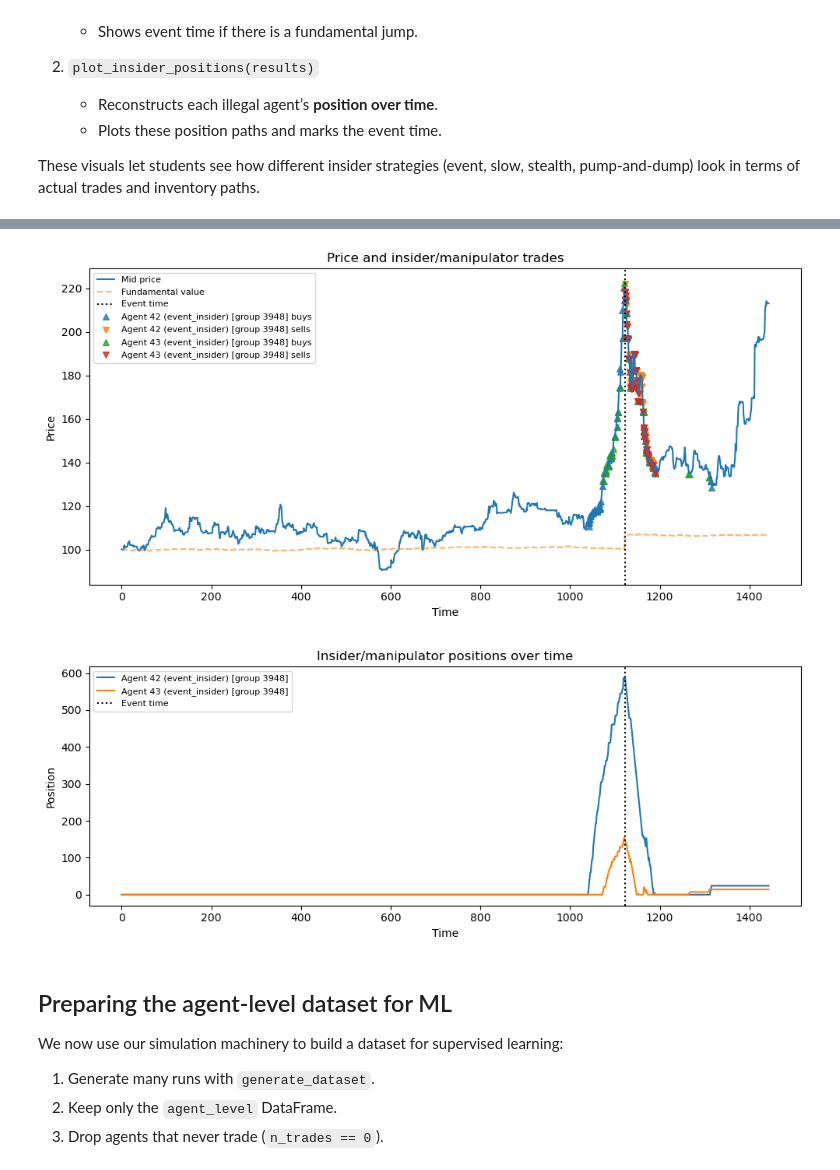
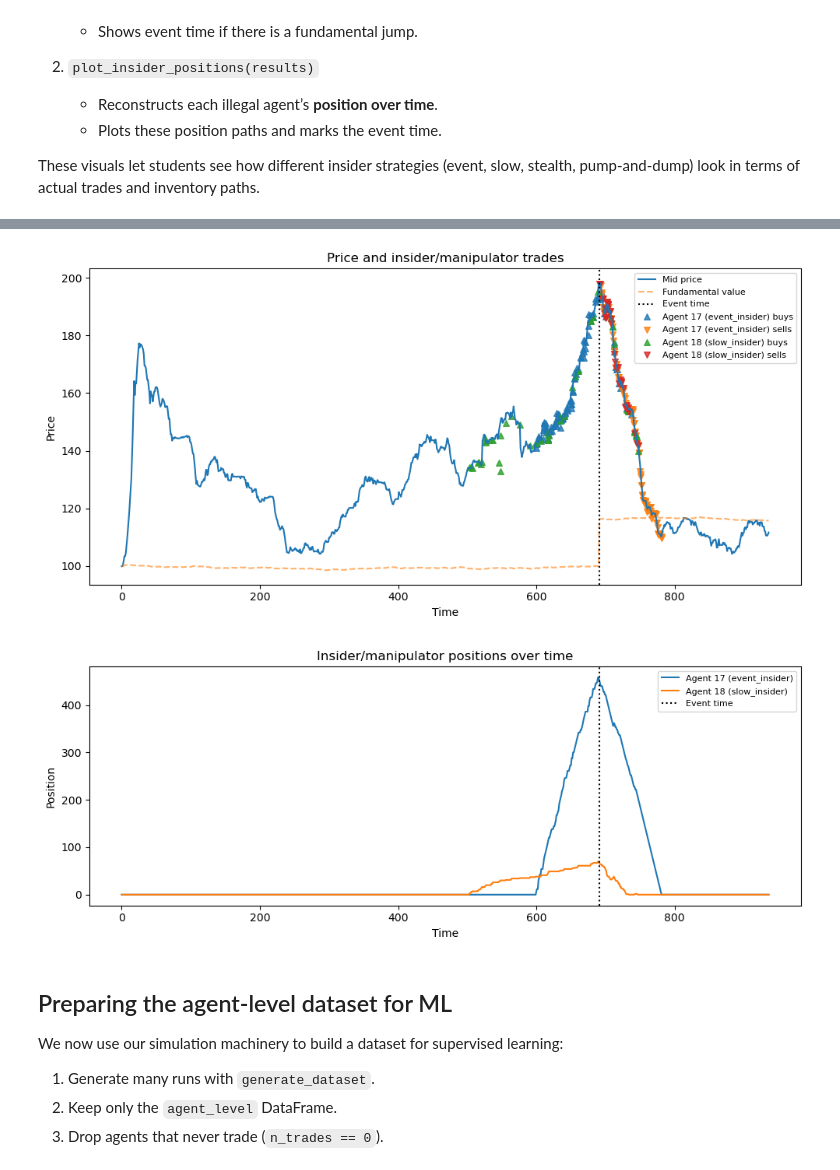
Before and after one commit to xndrleib/Market-Simulation, a Jupyter notebook: market-simulation.ipynb, the cells around one changed output, grey strips where cells are left out. Cells and saved outputs as stored; diff of their text form; code cells hidden in the pictures.

```diff
--- a/market-simulation.ipynb
+++ b/market-simulation.ipynb
@@ -21,17 +21,22 @@ In this notebook we build an end-to-end miniature surveillance pipeline:
 
 This is not a realistic surveillance system. The goal is to create a **controlled sandbox** where we can see how insider-like behaviour leaves a statistical footprint and how an ML model can pick it up.
 # %%
-import random
-from dataclasses import dataclass, field
-from typing import Optional, List, Dict, Any
-
+import logging
 import numpy as np
 import pandas as pd
 import matplotlib.pyplot as plt
 
-# For reproducibility
-random.seed(42)
-np.random.seed(42)
+from src.market_simulation import (
+    SimulationConfig,
+    InsiderSpec,
+    configure_logging,
+    generate_dataset,
+    run_simulation,
+    sample_random_config,
+)
+from src.market_simulation.plotting import plot_insider_positions, plot_price_with_insider_trades
+
+logger = configure_logging(run_id=0)
 # %% [markdown]
 ## Core limit order book structures
 
@@ -1831,7 +428,7 @@ def plot_insider_positions(results: Dict[str, Any]):
 # %%
-config_example = sample_random_config(run_id=0)
-results_example = run_simulation(config_example)
+config_example = sample_random_config(run_id=1)
+results_example = run_simulation(config_example, logger=logger)
 
-fig1, ax1 = plot_price_with_insider_trades(results_example)
-fig2, ax2 = plot_insider_positions(results_example)
+fig1, ax1 = plot_price_with_insider_trades(results_example, logger=logger)
+fig2, ax2 = plot_insider_positions(results_example, logger=logger)
 # %% [output]
@@ -1838,5 +436,5 @@ fig2, ax2 = plot_insider_positions(results_example)
-[figure, old version]
+[figure, new version]
-[figure, old version]
+[figure, new version]
 # %% [markdown]
 ## Preparing the agent-level dataset for ML
 
```
Also changed, not shown: parts of 31 cells of this notebook, 25 other files.
